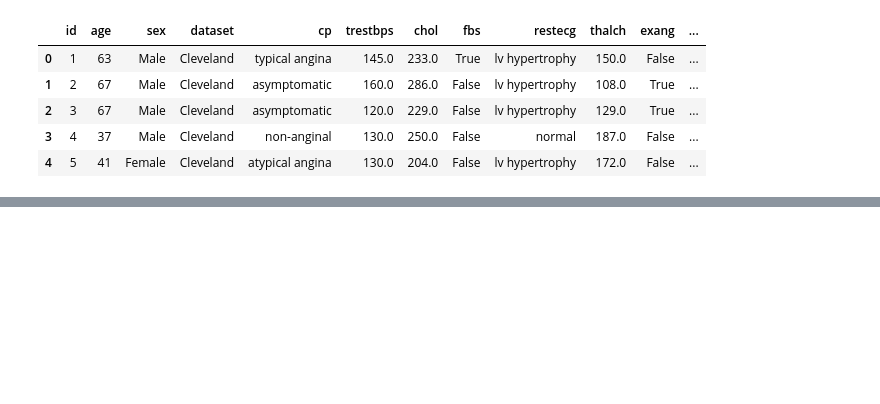
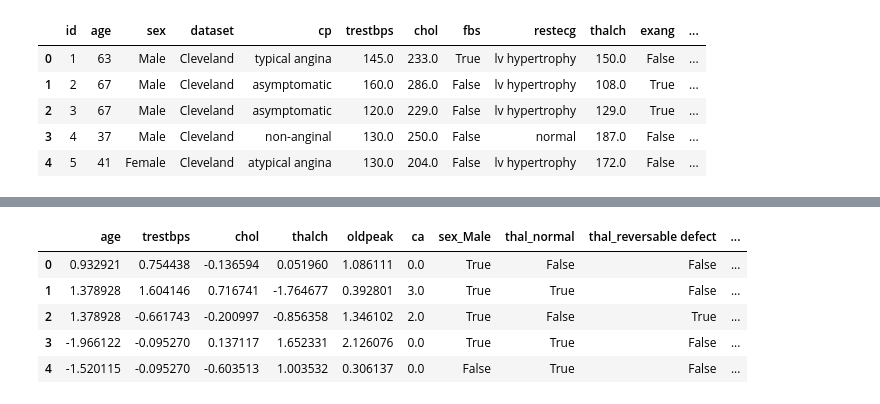
Before and after one commit to ShimaSafaeiK/Prediction-Research_Cardiovascular-Disease-Risk, a Jupyter notebook: Project.Predicting Cardiovascular Disease Risk.ipynb, the cells around one changed output, grey strips where cells are left out. Saved outputs shown, nothing was run; the diff lists cells and outputs as text; code cells hidden in the pictures; blank space fills up the shorter version.

```diff
--- a/Project.Predicting Cardiovascular Disease Risk.ipynb
+++ b/Project.Predicting Cardiovascular Disease Risk.ipynb
@@ -85,0 +112,17 @@ data.head(7)
+# %%
+# Select continuous features for normalization
+continuous_features = ['age', 'trestbps', 'chol', 'thalch', 'oldpeak']
+scaler = StandardScaler()
+
+# Apply standardization
+data[continuous_features] = scaler.fit_transform(data[continuous_features])
+
+# Display normalized data
+data.head()
+# %% [output]
+|  | age | trestbps | chol | thalch | oldpeak | ca | sex_Male | thal_normal | thal_reversable defect | ... |
+| 0 | 0.932921 | 0.754438 | -0.136594 | 0.051960 | 1.086111 | 0.0 | True | False | False | ... |
+| 1 | 1.378928 | 1.604146 | 0.716741 | -1.764677 | 0.392801 | 3.0 | True | True | False | ... |
+| 2 | 1.378928 | -0.661743 | -0.200997 | -0.856358 | 1.346102 | 2.0 | True | False | True | ... |
+| 3 | -1.966122 | -0.095270 | 0.137117 | 1.652331 | 2.126076 | 0.0 | True | True | False | ... |
+| 4 | -1.520115 | -0.095270 | -0.603513 | 1.003532 | 0.306137 | 0.0 | False | True | False | ... |
```
Also changed, not shown: parts of 24 cells of this notebook.
